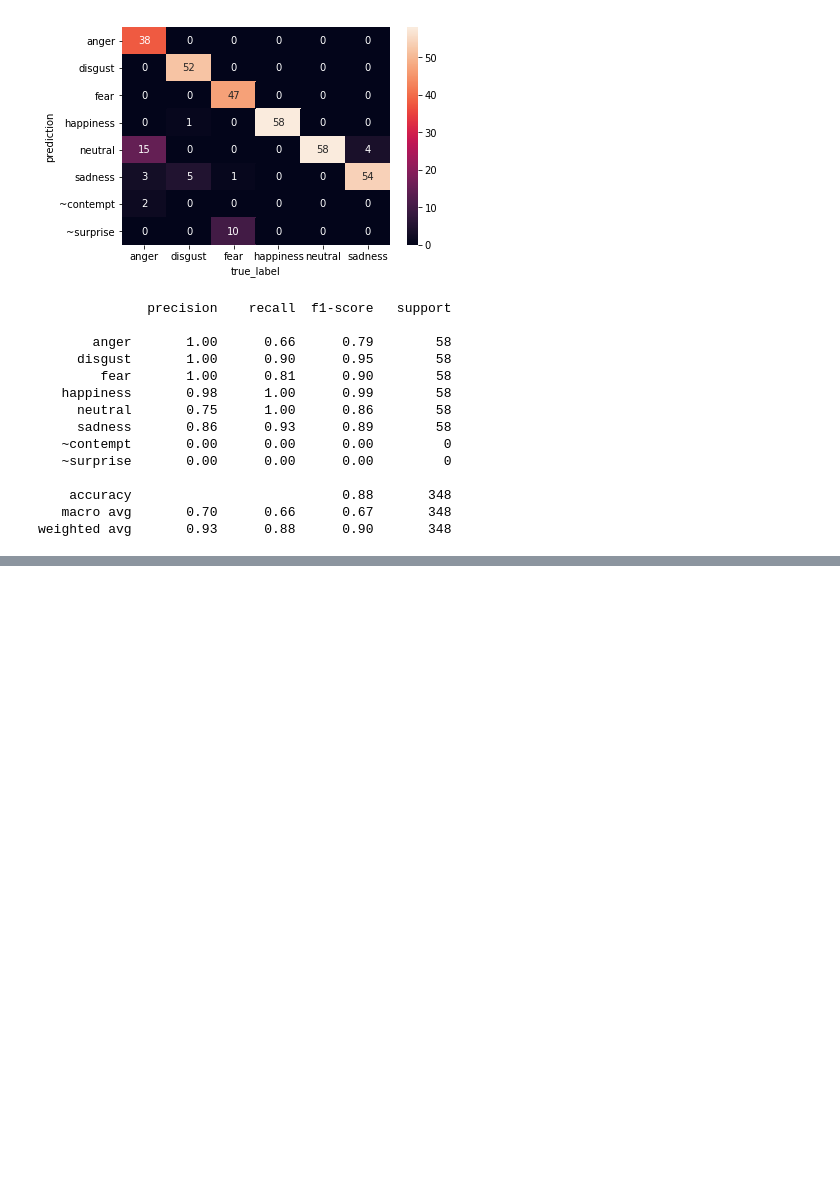
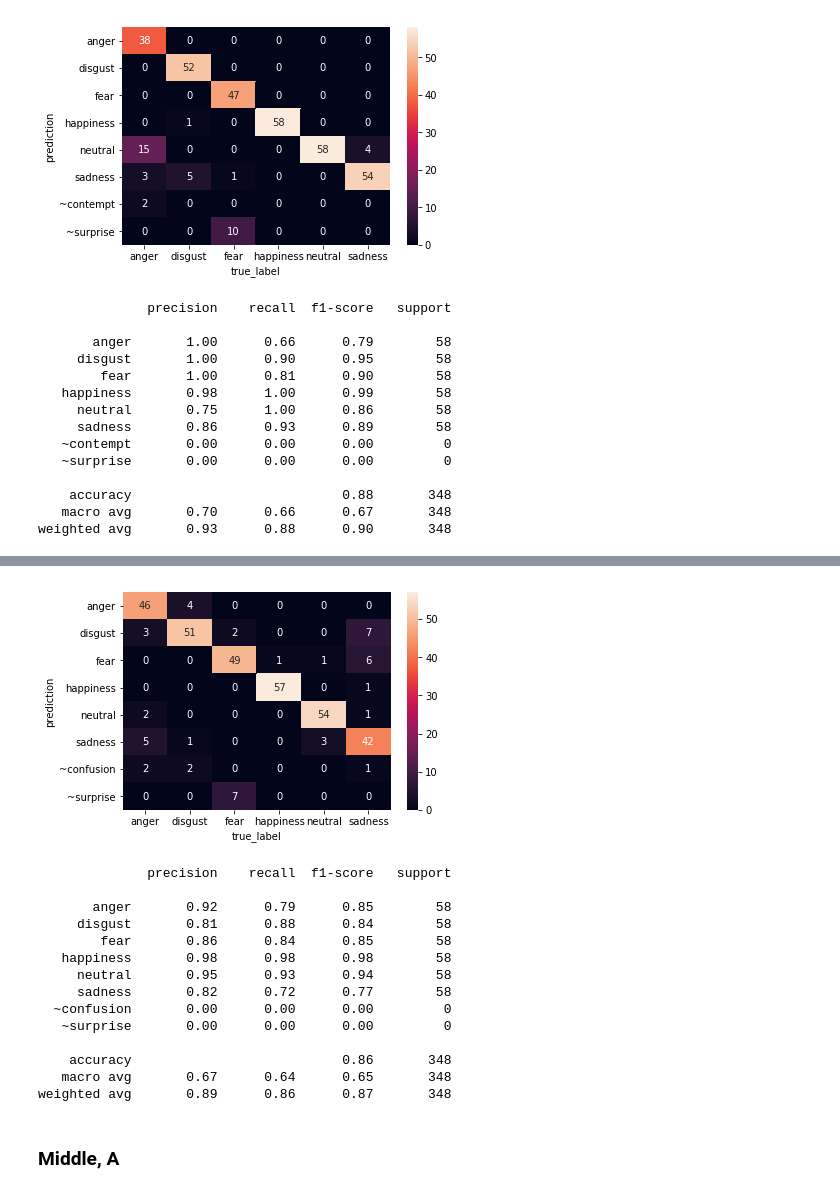
Before and after one commit to deepak987/emotion_bias, a Jupyter notebook: Data_Analysis/Data Analysis.ipynb, the cells around one changed output, grey strips where cells are left out. Saved outputs shown, nothing was run; the diff lists cells and outputs as text; code cells hidden in the pictures; blank space fills up the shorter version.

```diff
--- a/Data_Analysis/Data Analysis.ipynb
+++ b/Data_Analysis/Data Analysis.ipynb
@@ -124,0 +168,26 @@ weighted avg       0.93      0.88      0.90       348
+# %%
+analyzer = Amazon_Processor('../Outputs/Amazon_Rekognition/FACES_young_a.csv')
+analyzer.extract_true_labels()
+analyzer.find_predicted_labels()
+analyzer.results_df['prediction'] = analyzer.results_df['prediction'].apply(lambda x: mapping[x])
+# %%
+classification_results = analyzer.results_df[['prediction','true_label']]
+display_all_classification_metrics(classification_results.prediction, classification_results.true_label)
+# %% [output]
+[figure, added]
+              precision    recall  f1-score   support
+
+       anger       0.92      0.79      0.85        58
+     disgust       0.81      0.88      0.84        58
+        fear       0.86      0.84      0.85        58
+   happiness       0.98      0.98      0.98        58
+     neutral       0.95      0.93      0.94        58
+     sadness       0.82      0.72      0.77        58
+  ~confusion       0.00      0.00      0.00         0
+   ~surprise       0.00      0.00      0.00         0
+
+    accuracy                           0.86       348
+   macro avg       0.67      0.64      0.65       348
+weighted avg       0.89      0.86      0.87       348
+# %% [markdown]
+### Middle, A
```
Also changed, not shown: parts of 15 cells of this notebook, 4 other files.
